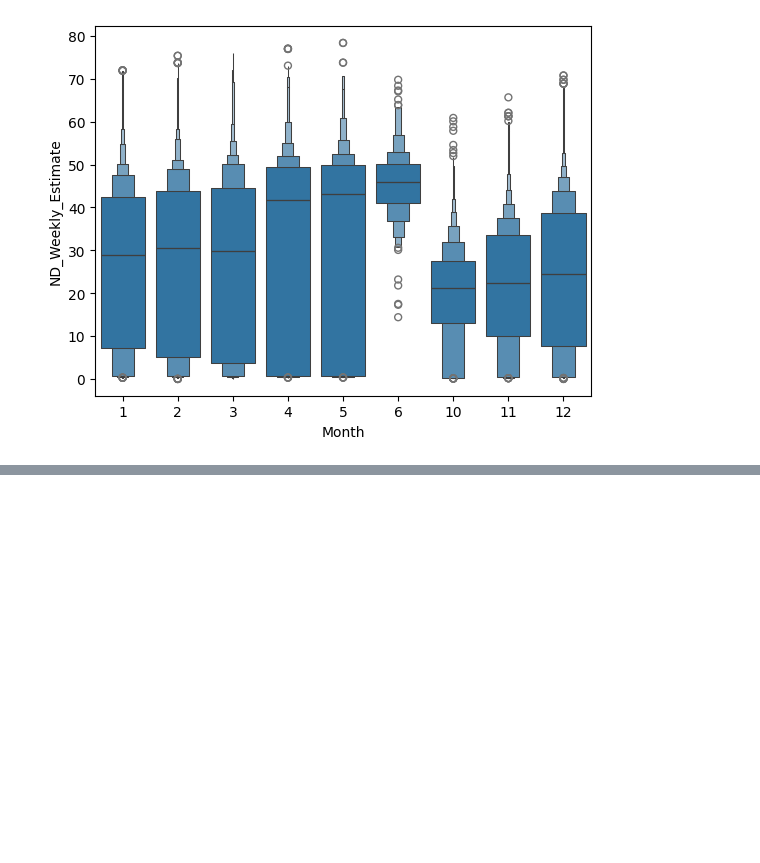
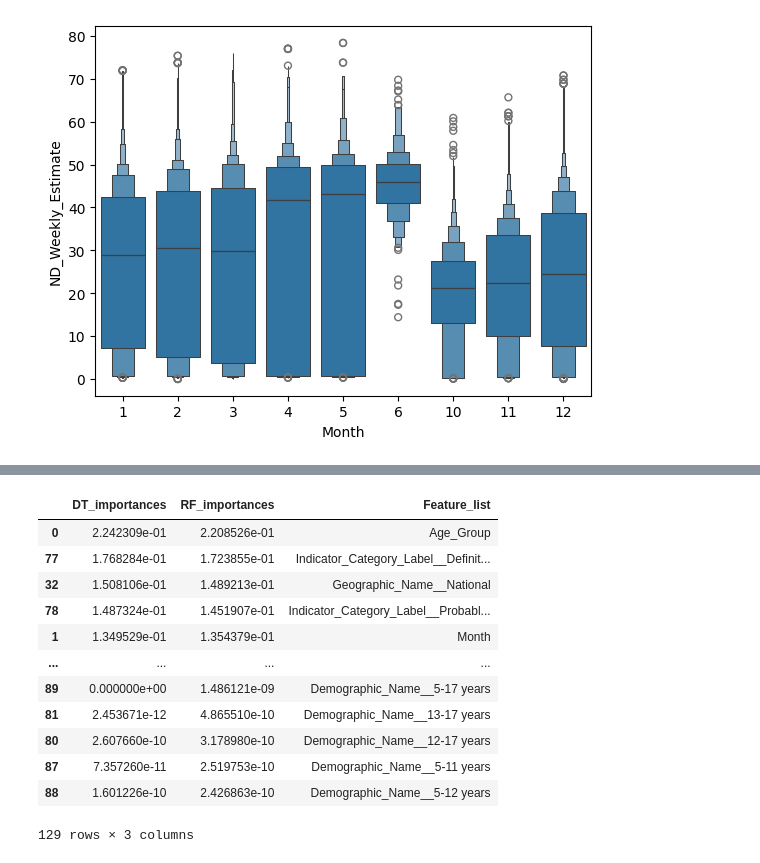
Before and after one commit to saba-sohail/Pfizer-Vaccination-Rates, a Jupyter notebook: test.ipynb, the cells around one changed output, grey strips where cells are left out. Drawn from its saved outputs; the diff is of its cells as text; code cells hidden in the pictures; blank space fills up the shorter version.

```diff
--- a/test.ipynb
+++ b/test.ipynb
@@ -554,0 +678,8 @@ plt.show()
+# %%
+df_features_imp = pd.DataFrame()
+# %%
+df_features_imp['DT_importances'] = dt_model.feature_importances_
+# %%
+df_features_imp['RF_importances'] = rf_model.feature_importances_
+# %%
+df_features_imp['Feature_list'] = feature_list
@@ -554,0 +695,16 @@ plt.show()
+# %%
+df_features_imp.sort_values(by="RF_importances", ascending=False)
+# %% [output]
+|  | DT_importances | RF_importances | Feature_list |
+| 0 | 2.242309e-01 | 2.208526e-01 | Age_Group |
+| 77 | 1.768284e-01 | 1.723855e-01 | Indicator_Category_Label__Definit... |
+| 32 | 1.508106e-01 | 1.489213e-01 | Geographic_Name__National |
+| 78 | 1.487324e-01 | 1.451907e-01 | Indicator_Category_Label__Probabl... |
+| 1 | 1.349529e-01 | 1.354379e-01 | Month |
+| ... | ... | ... | ... |
+| 89 | 0.000000e+00 | 1.486121e-09 | Demographic_Name__5-17 years |
+| 81 | 2.453671e-12 | 4.865510e-10 | Demographic_Name__13-17 years |
+| 80 | 2.607660e-10 | 3.178980e-10 | Demographic_Name__12-17 years |
+| 87 | 7.357260e-11 | 2.519753e-10 | Demographic_Name__5-11 years |
+| 88 | 1.601226e-10 | 2.426863e-10 | Demographic_Name__5-12 years |
+129 rows × 3 columns
```
Also changed, not shown: parts of 31 cells of this notebook, 1 other file.
